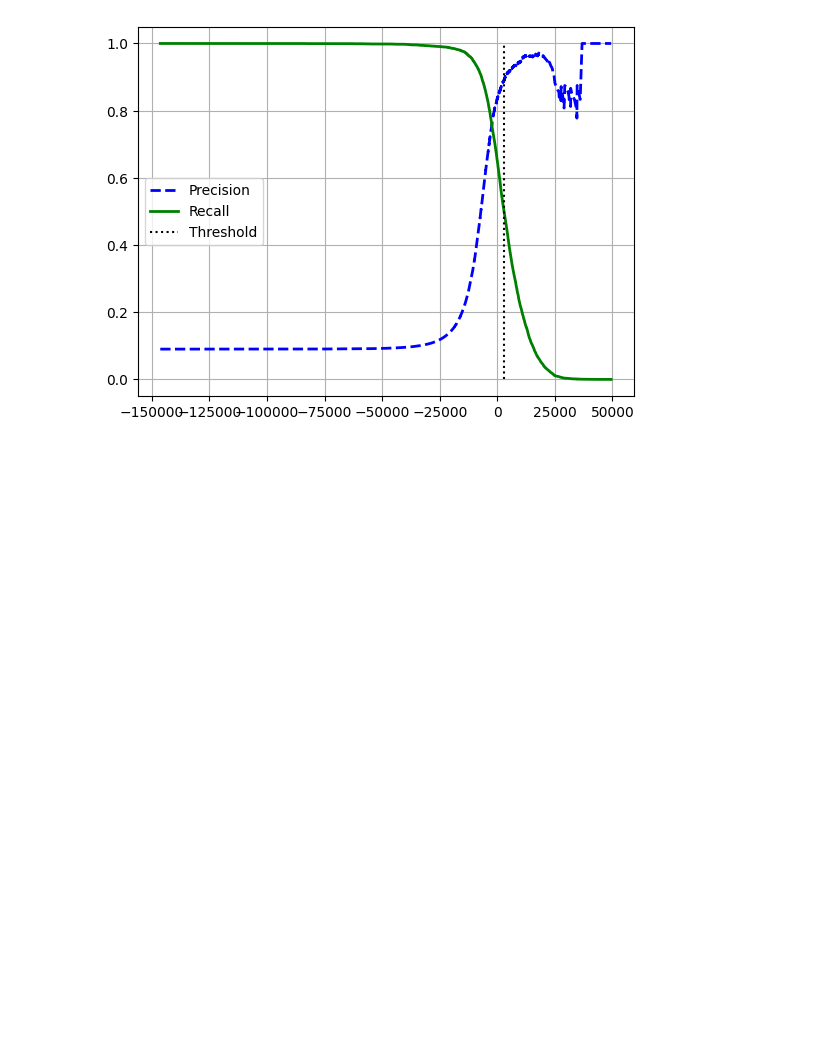
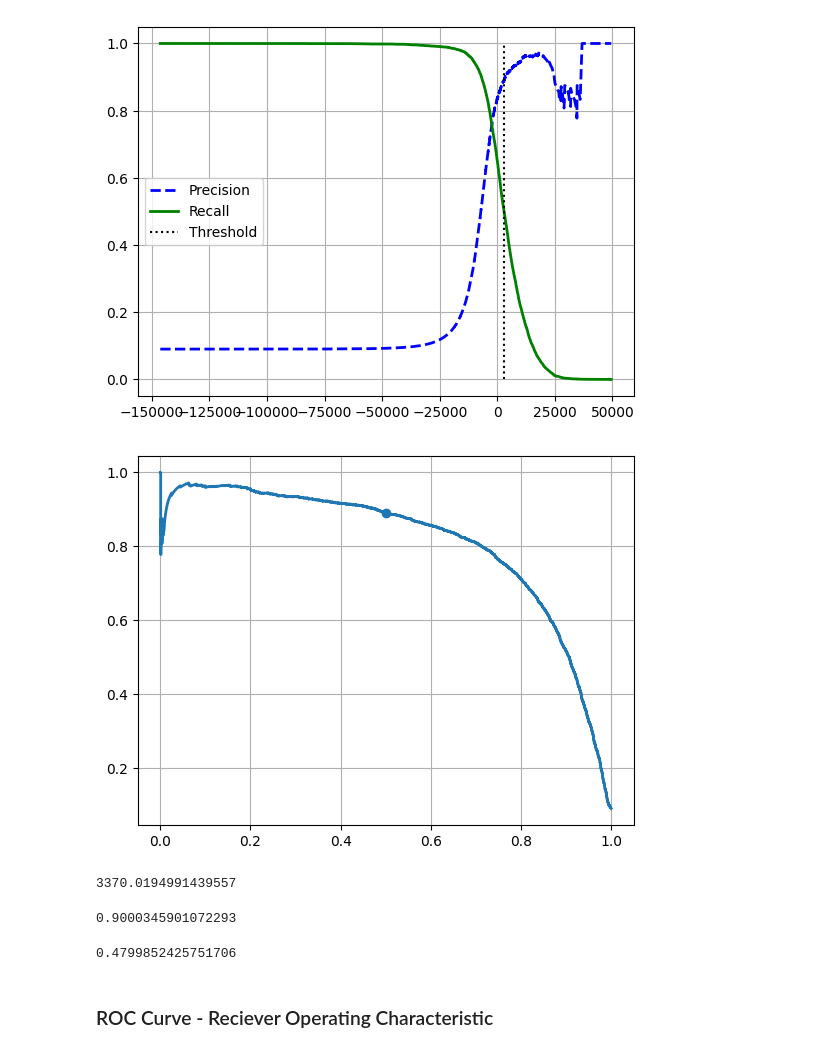
Before and after one commit to omsouravsharma/Hand-On-MachineLearning, a Jupyter notebook: Classification.ipynb, the cells around one changed output. Drawn from its saved outputs; the diff is of its cells as text; code cells hidden in the pictures; blank space fills up the shorter version.

```diff
--- a/Classification.ipynb
+++ b/Classification.ipynb
@@ -168,3 +168,15 @@ plt.legend()
 plt.show();
 # %% [output]
 [figure]
+# %%
+plt.plot(recall, precision, linewidth =2 , label = "Precision/Recall Curve")
+plt.scatter(x = 0.5, y = 0.89)
+plt.grid()
+# %% [output]
+[figure, added]
+# %%
+idx_for_90_precision = (precision >=0.90).argmax()
+threshold_for_90_precision = thresholds[idx_for_90_precision]
+threshold_for_90_precision
+# %% [output]
+3370.0194991439557
@@ -170,0 +185,11 @@ plt.show();
+# %%
+precision_score(y_train_5, y_train_pred_90)
+# %% [output]
+0.9000345901072293
+# %%
+recall_at_90_precision = recall_score(y_train_5, y_train_pred_90)
+recall_at_90_precision
+# %% [output]
+0.4799852425751706
+# %% [markdown]
+### ROC Curve - Reciever Operating Characteristic
```
Also changed, not shown: parts of 41 cells of this notebook.
